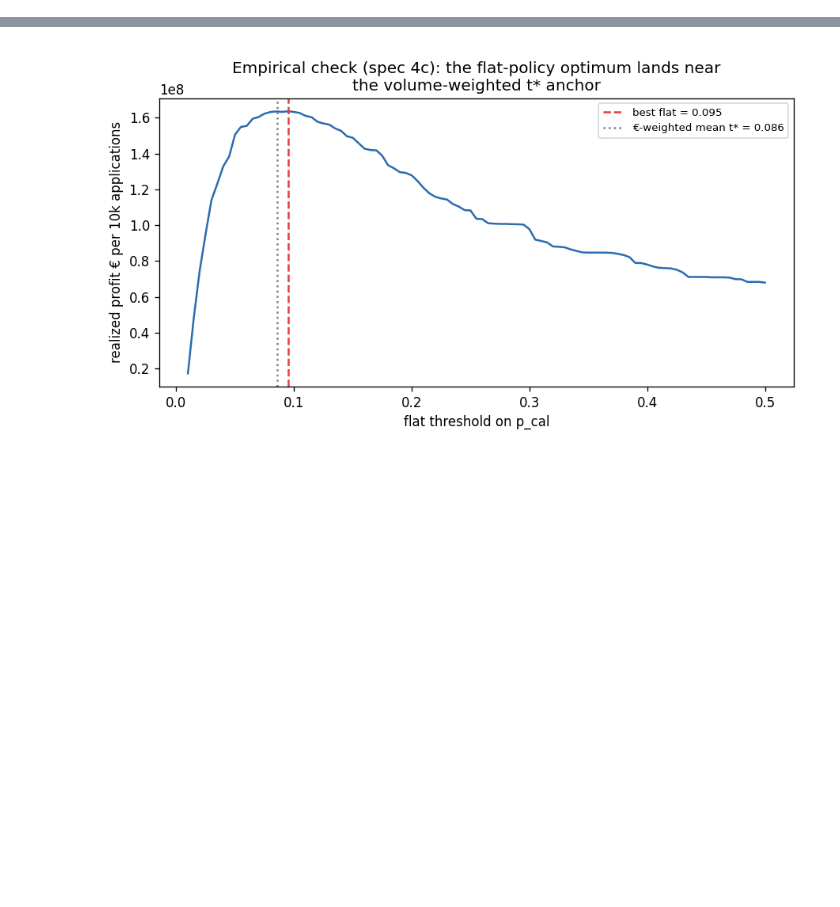
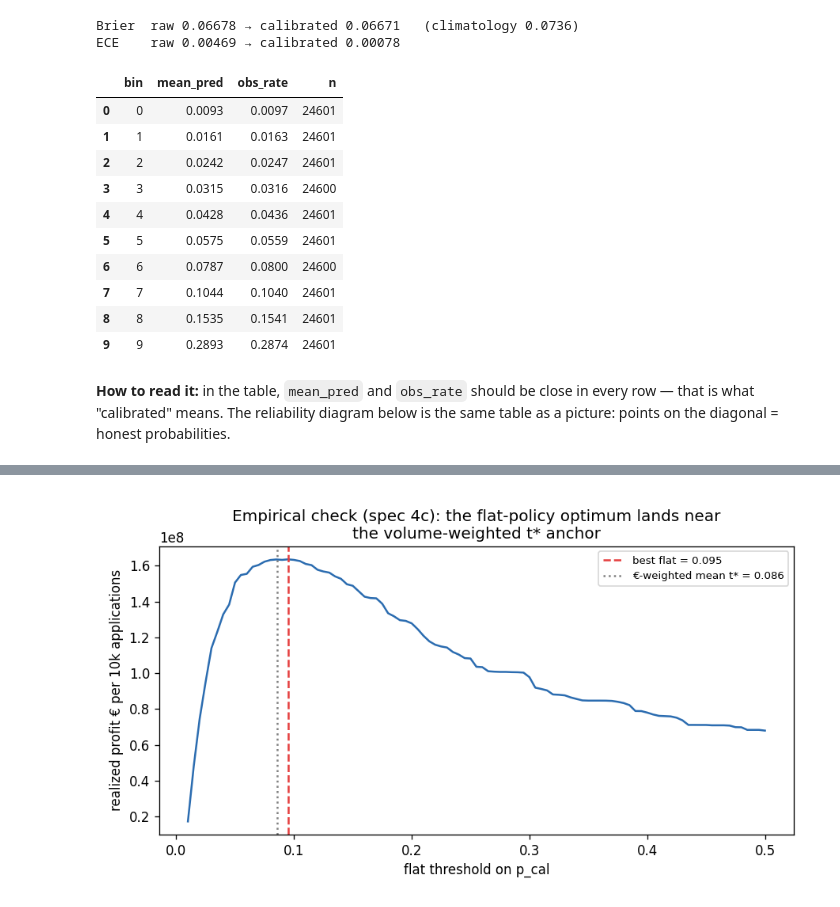
Before and after one commit to heyydaniyal/Credit-Riskk, a Jupyter notebook: notebooks/04_calibration_decision.ipynb, the cells around one changed output, grey strips where cells are left out. Drawn from its saved outputs; the diff is of its cells as text; code cells hidden in the pictures; blank space fills up the shorter version.

```diff
--- a/notebooks/04_calibration_decision.ipynb
+++ b/notebooks/04_calibration_decision.ipynb
@@ -25,0 +50,4 @@ alignment: PSI 0.00024, KS 0.0041, std ratio 1.027
+# %%
+oof = pd.read_parquet(os.path.join(DATA_PROCESSED, "oof_constrained_calibrated.parquet"))
+print(f"{len(oof):,} development applicants, default rate {oof.TARGET.mean():.2%}")
+oof.head()
@@ -26 +83,29 @@ alignment: PSI 0.00024, KS 0.0041, std ratio 1.027
+# %%
+from src.models.calibration import brier, ece_and_reliability
+
+y = oof.TARGET.values
+b_raw, b_cal = brier(y, oof.p_raw.values), brier(y, oof.p_cal_crossfit.values)
+e_raw, _ = ece_and_reliability(y, oof.p_raw.values)
+e_cal, rel = ece_and_reliability(y, oof.p_cal_crossfit.values)
+print(f"Brier  raw {b_raw:.5f} → calibrated {b_cal:.5f}   (climatology 0.0736)")
+print(f"ECE    raw {e_raw:.5f} → calibrated {e_cal:.5f}")
+rel.round(4)
+# %% [output]
+Brier  raw 0.06678 → calibrated 0.06671   (climatology 0.0736)
+ECE    raw 0.00469 → calibrated 0.00078
+|  | bin | mean_pred | obs_rate | n |
+| 0 | 0 | 0.0093 | 0.0097 | 24601 |
+| 1 | 1 | 0.0161 | 0.0163 | 24601 |
+| 2 | 2 | 0.0242 | 0.0247 | 24601 |
+| 3 | 3 | 0.0315 | 0.0316 | 24600 |
+| 4 | 4 | 0.0428 | 0.0436 | 24601 |
+| 5 | 5 | 0.0575 | 0.0559 | 24601 |
+| 6 | 6 | 0.0787 | 0.0800 | 24600 |
+| 7 | 7 | 0.1044 | 0.1040 | 24601 |
+| 8 | 8 | 0.1535 | 0.1541 | 24601 |
+| 9 | 9 | 0.2893 | 0.2874 | 24601 |
+# %% [markdown]
+**How to read it:** in the table, `mean_pred` and `obs_rate` should be close
+in every row — that is what "calibrated" means. The reliability diagram below
+is the same table as a picture: points on the diagonal = honest probabilities.
 # %%
```
Also changed, not shown: parts of 29 cells of this notebook, 56 other files.
